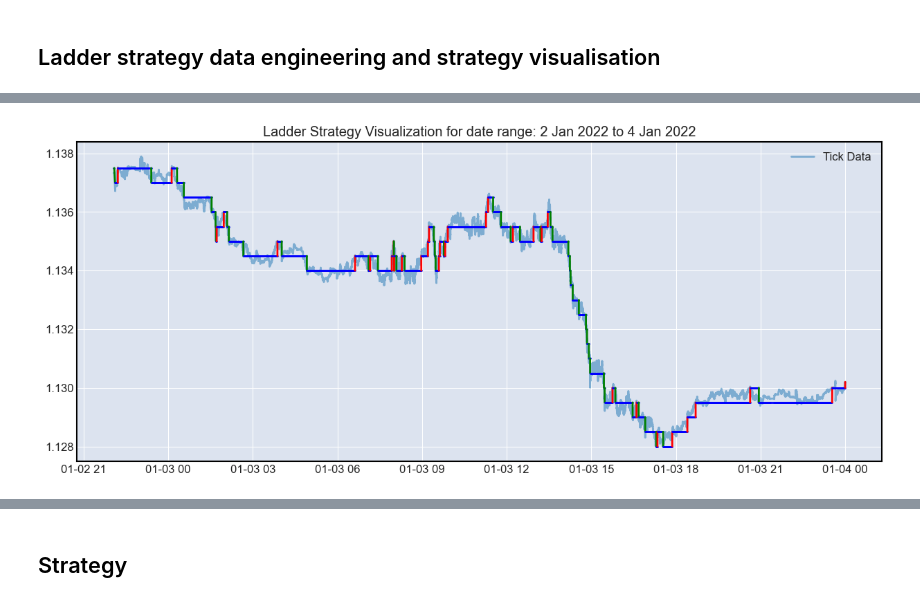
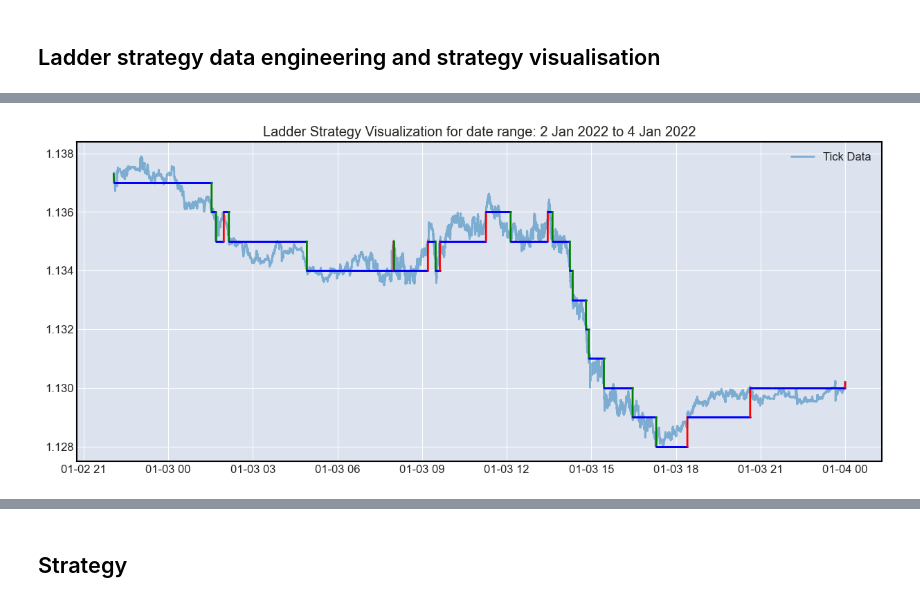
Before and after one commit to SamanvayMS/bp-Trading, a Jupyter notebook: Data_analysis_and_transformation.ipynb, the cells around one changed output, grey strips where cells are left out. Saved outputs shown, nothing was run; the diff lists cells and outputs as text; code cells hidden in the pictures.

```diff
--- a/Data_analysis_and_transformation.ipynb
+++ b/Data_analysis_and_transformation.ipynb
@@ -129,7 +129,7 @@ def ladderize_open(tick_data, grid_size):
             ladderized_data.append(ladderized_data[-1])
     # Adding the final close price
     ladderized_data[-1]=tick_data.iloc[-1]
-    return pd.Series(ladderized_data, index=tick_data.index)
+    return pd.Series(np.round(ladderized_data,4), index=tick_data.index)
 # %%
 def ladderize_absolute(tick_data, grid_size):
     """
@@ -148,9 +148,10 @@ def ladderize_absolute(tick_data, grid_size):
             ladderized_data.append(ladderized_data[-1] - grid_size)
         else:
             ladderized_data.append(ladderized_data[-1])
-    # Adding the final close price
+    # Adding the final close price and changing th open price
     ladderized_data[-1]=tick_data.iloc[-1]
-    return pd.Series(ladderized_data, index=tick_data.index)
+    ladderized_data[0]=tick_data.iloc[0]
+    return pd.Series(np.round(ladderized_data,4), index=tick_data.index)
 # %%
 def plot_colored_ladder(ladderized_data):
     for i in range(1, len(ladderized_data)):
@@ -177,5 +178,5 @@ def plot_ladderized(start_date, end_date, grid_size=0.0005, ladderize_function=l
     plt.legend()
     plt.show()
 # %%
-plot_ladderized('2 Jan 2022','4 Jan 2022',grid_size=0.0005,ladderize_function=ladderize_absolute)
+plot_ladderized('2 Jan 2022','4 Jan 2022',grid_size=0.001,ladderize_function=ladderize_absolute)
 # %% [output]
@@ -188,3 +189,3 @@ plot_ladderized('2 Jan 2022','4 Jan 2022',grid_size=0.0005,ladderize_function=la
-[figure, old version]
+[figure, new version]
 # %%
 tick_data = dfb.get_tick_data('17 Aug 2023','18 Aug 2023')['EURUSD.mid']
```
Also changed, not shown: parts of 29 cells of this notebook, 3 other files.
